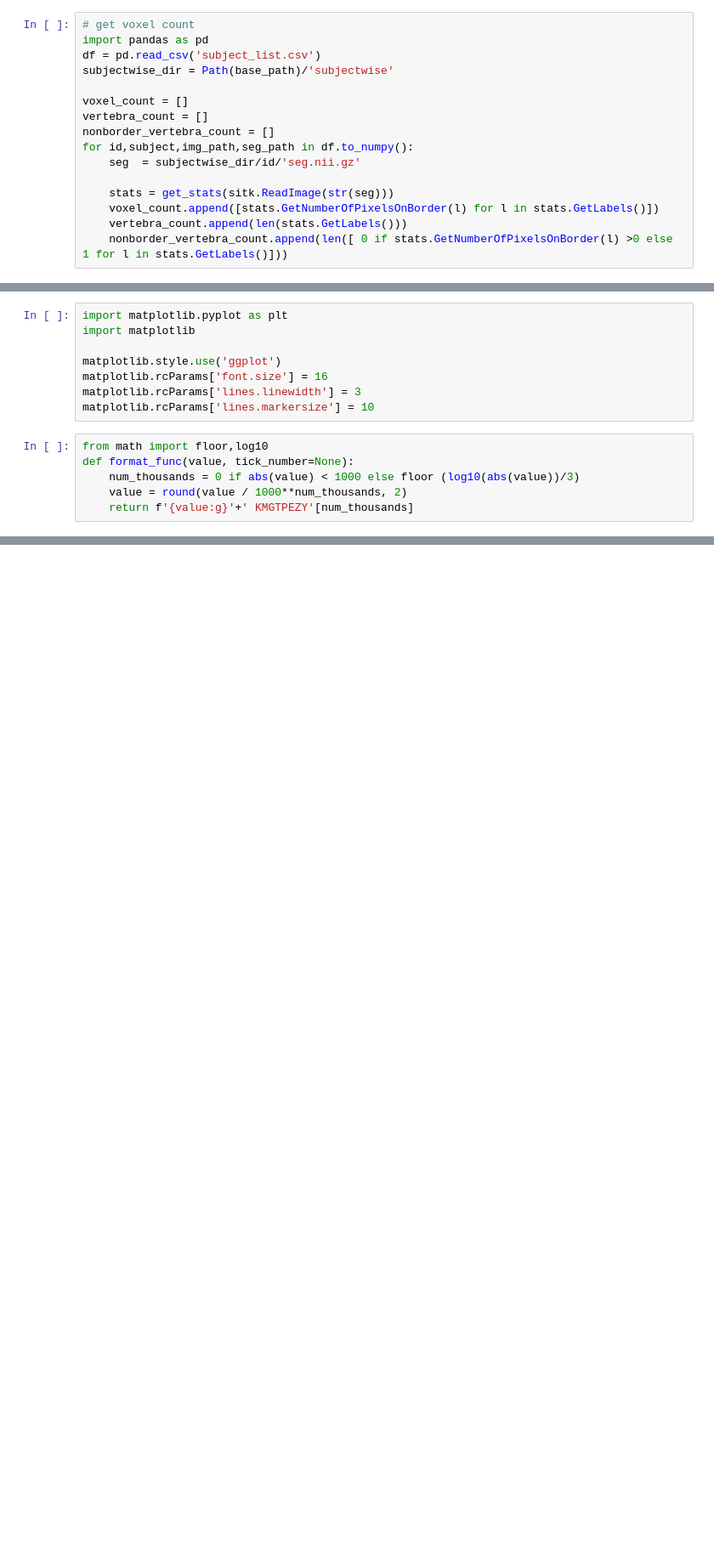
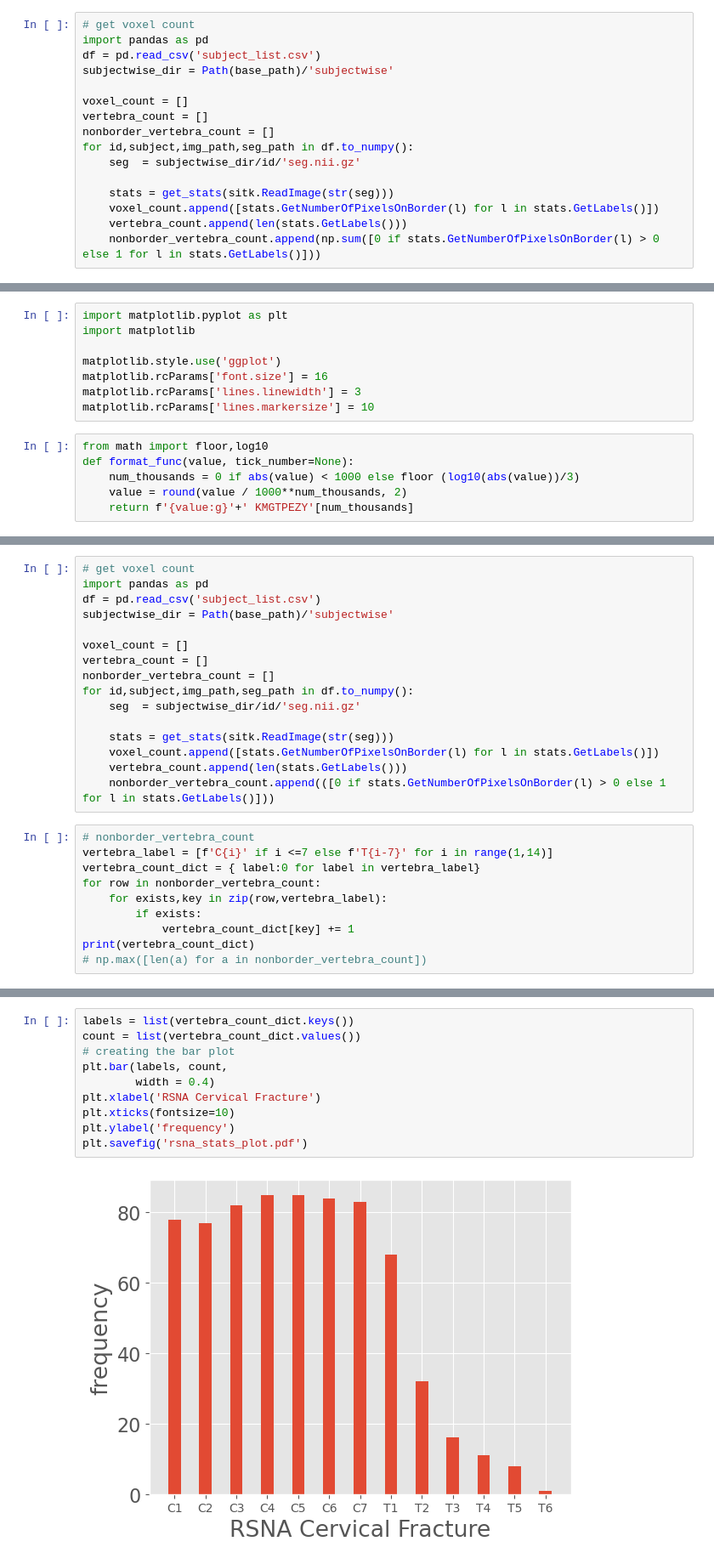
Before and after one commit to naamiinepal/XrayTo3DPreprocess, a Jupyter notebook: workflow/RSNA_cervical_fracture/stats.ipynb, the cells around one changed output, grey strips where cells are left out. Shown at 85% size. Cells and saved outputs as stored; diff of their text form; blank space fills up the shorter version.

Commit message:
stats generate

```diff
--- a/workflow/RSNA_cervical_fracture/stats.ipynb
+++ b/workflow/RSNA_cervical_fracture/stats.ipynb
@@ -128,7 +113,7 @@ for id,subject,img_path,seg_path in df.to_numpy():
     stats = get_stats(sitk.ReadImage(str(seg)))
     voxel_count.append([stats.GetNumberOfPixelsOnBorder(l) for l in stats.GetLabels()])
     vertebra_count.append(len(stats.GetLabels()))
-    nonborder_vertebra_count.append(len([ 0 if stats.GetNumberOfPixelsOnBorder(l) >0 else 1 for l in stats.GetLabels()]))
+    nonborder_vertebra_count.append(np.sum([0 if stats.GetNumberOfPixelsOnBorder(l) > 0 else 1 for l in stats.GetLabels()]))
 # %%
 np.sum(vertebra_count),np.sum(nonborder_vertebra_count)
 # %% [output]
@@ -160,3 +145,29 @@ plt.tight_layout()
 # %% [output]
 No artists with labels found to put in legend.  Note that artists whose label start with an underscore are ignored when legend() is called with no argument.
 [figure]
+# %%
+# get voxel count
+import pandas as pd
+df = pd.read_csv('subject_list.csv')
+subjectwise_dir = Path(base_path)/'subjectwise'
+
+voxel_count = []
+vertebra_count = []
+nonborder_vertebra_count = []
+for id,subject,img_path,seg_path in df.to_numpy():
+    seg  = subjectwise_dir/id/'seg.nii.gz'
+
+    stats = get_stats(sitk.ReadImage(str(seg)))
+    voxel_count.append([stats.GetNumberOfPixelsOnBorder(l) for l in stats.GetLabels()])
+    vertebra_count.append(len(stats.GetLabels()))
+    nonborder_vertebra_count.append(([0 if stats.GetNumberOfPixelsOnBorder(l) > 0 else 1 for l in stats.GetLabels()]))
+# %%
+# nonborder_vertebra_count
+vertebra_label = [f'C{i}' if i <=7 else f'T{i-7}' for i in range(1,14)]
+vertebra_count_dict = { label:0 for label in vertebra_label}
+for row in nonborder_vertebra_count:
+    for exists,key in zip(row,vertebra_label):
+        if exists:
+            vertebra_count_dict[key] += 1
+print(vertebra_count_dict)
+# np.max([len(a) for a in nonborder_vertebra_count])
@@ -162,0 +176,12 @@ No artists with labels found to put in legend.  Note that artists whose label st
+# %%
+labels = list(vertebra_count_dict.keys())
+count = list(vertebra_count_dict.values())
+# creating the bar plot
+plt.bar(labels, count,
+        width = 0.4)
+plt.xlabel('RSNA Cervical Fracture')
+plt.xticks(fontsize=10)
+plt.ylabel('frequency')
+plt.savefig('rsna_stats_plot.pdf')
+# %% [output]
+[figure, added]
```
Also changed, not shown: parts of 3 cells of this notebook, 1 other file.
